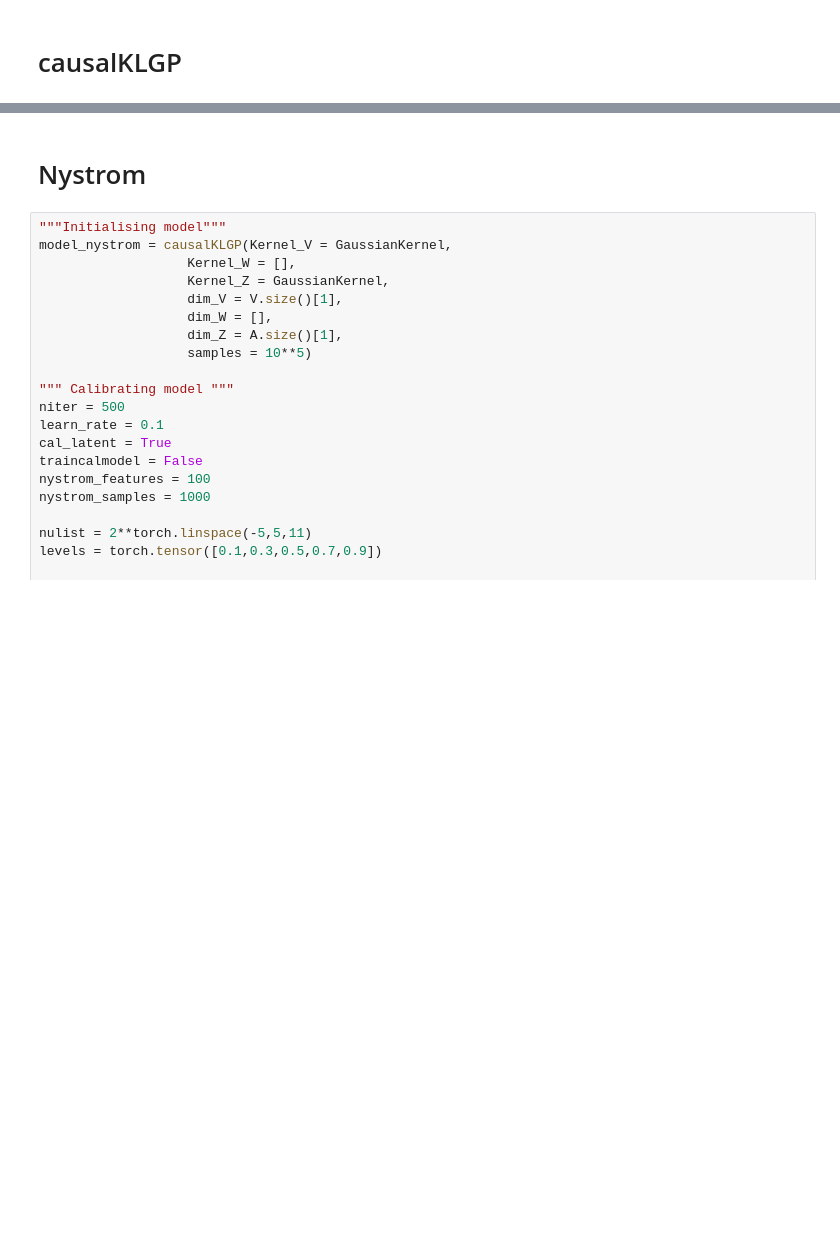
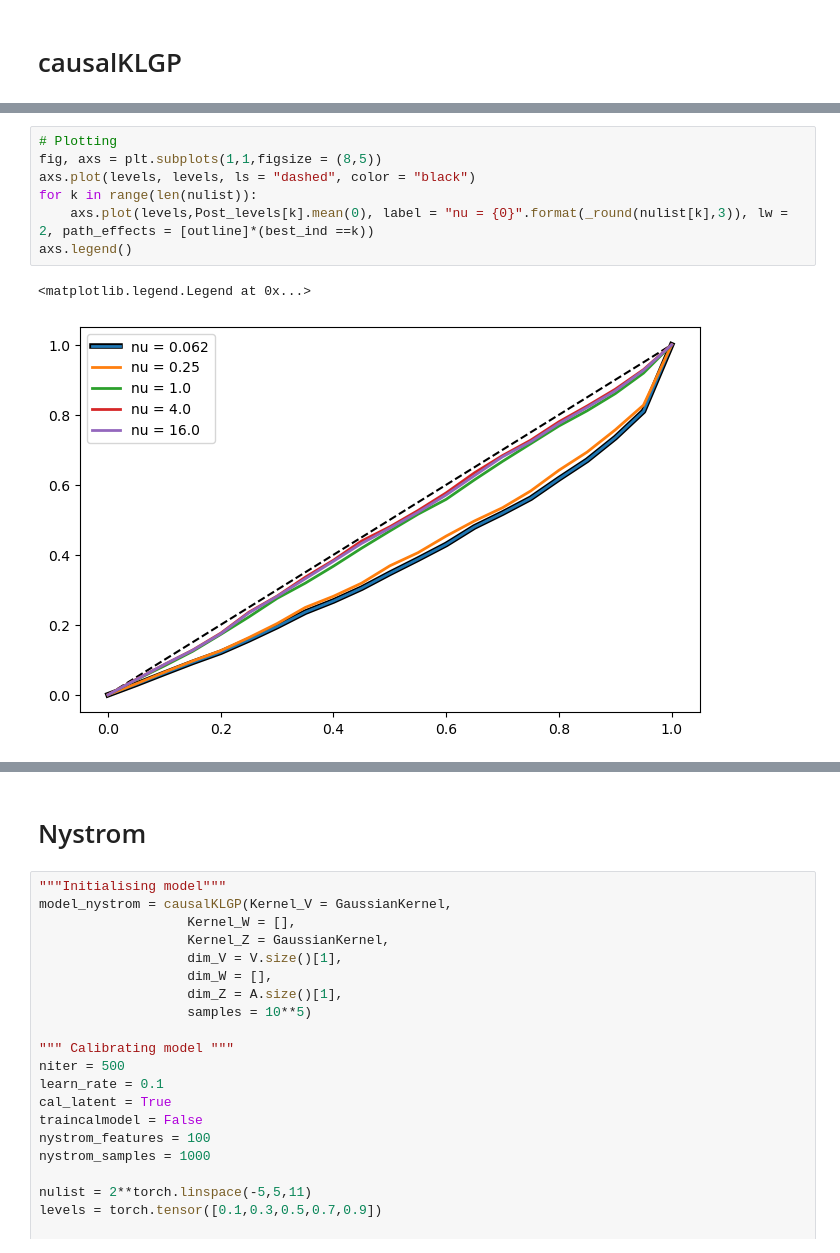
Before and after one commit to HWDance/impspec, a Jupyter notebook: experiments/notebooks/Abelation_full.ipynb, the cells around one changed output, grey strips where cells are left out. Saved outputs shown, nothing was run; the diff lists cells and outputs as text; blank space fills up the shorter version.

```diff
--- a/experiments/notebooks/Abelation_full.ipynb
+++ b/experiments/notebooks/Abelation_full.ipynb
@@ -162,3 +196,13 @@ nu =  tensor(16.)
+# %%
+# Plotting
+fig, axs = plt.subplots(1,1,figsize = (8,5))
+axs.plot(levels, levels, ls = "dashed", color = "black")
+for k in range(len(nulist)):
+    axs.plot(levels,Post_levels[k].mean(0), label = "nu = {0}".format(_round(nulist[k],3)), lw = 2, path_effects = [outline]*(best_ind ==k))
+axs.legend()
+# %% [output]
+<matplotlib.legend.Legend at 0x...>
+[figure, added]
 # %%
 # Getting calibration plots
 outline=mpe.withStroke(linewidth=4, foreground='black')
```
Also changed, not shown: parts of 10 cells of this notebook, 55 other files.
